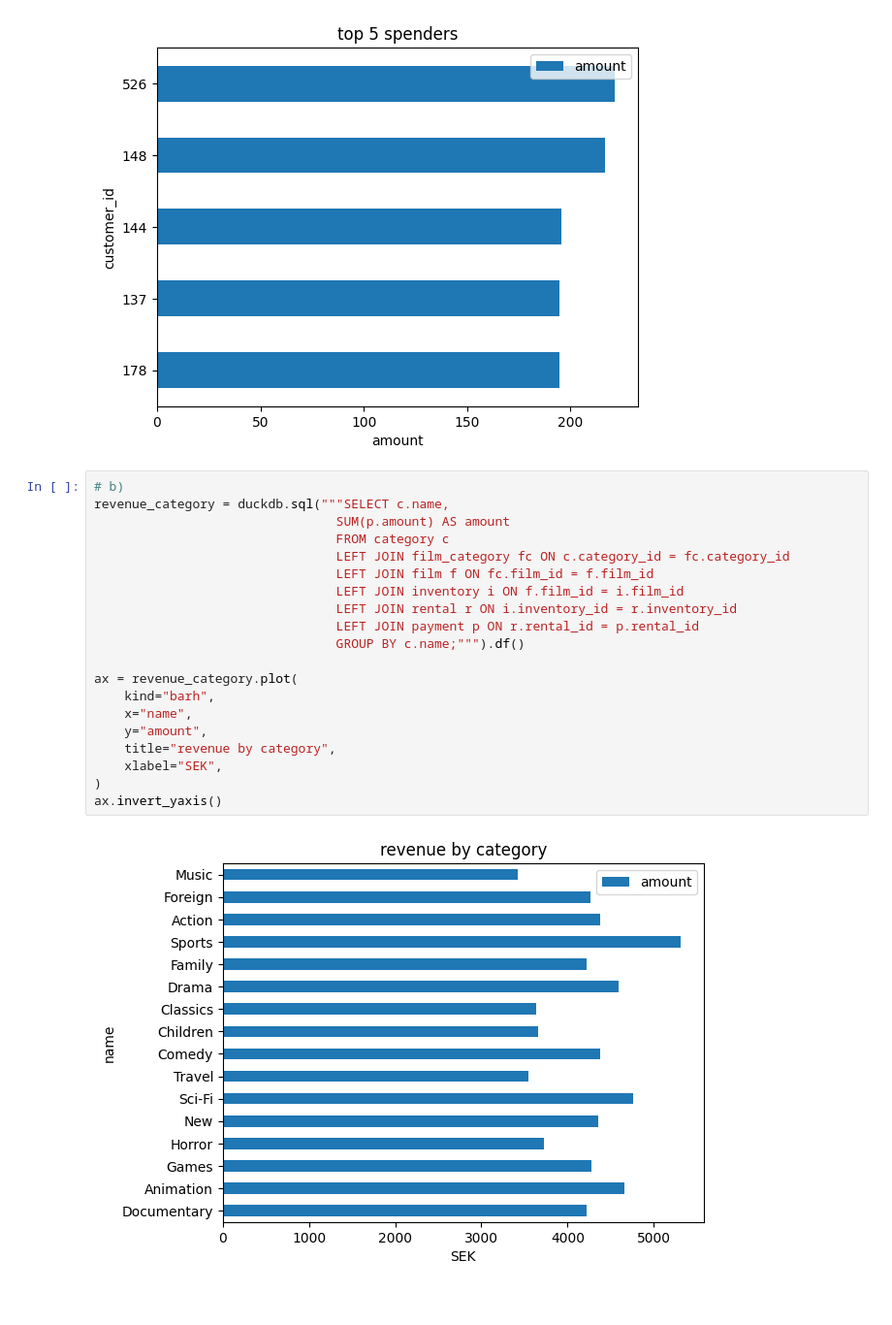
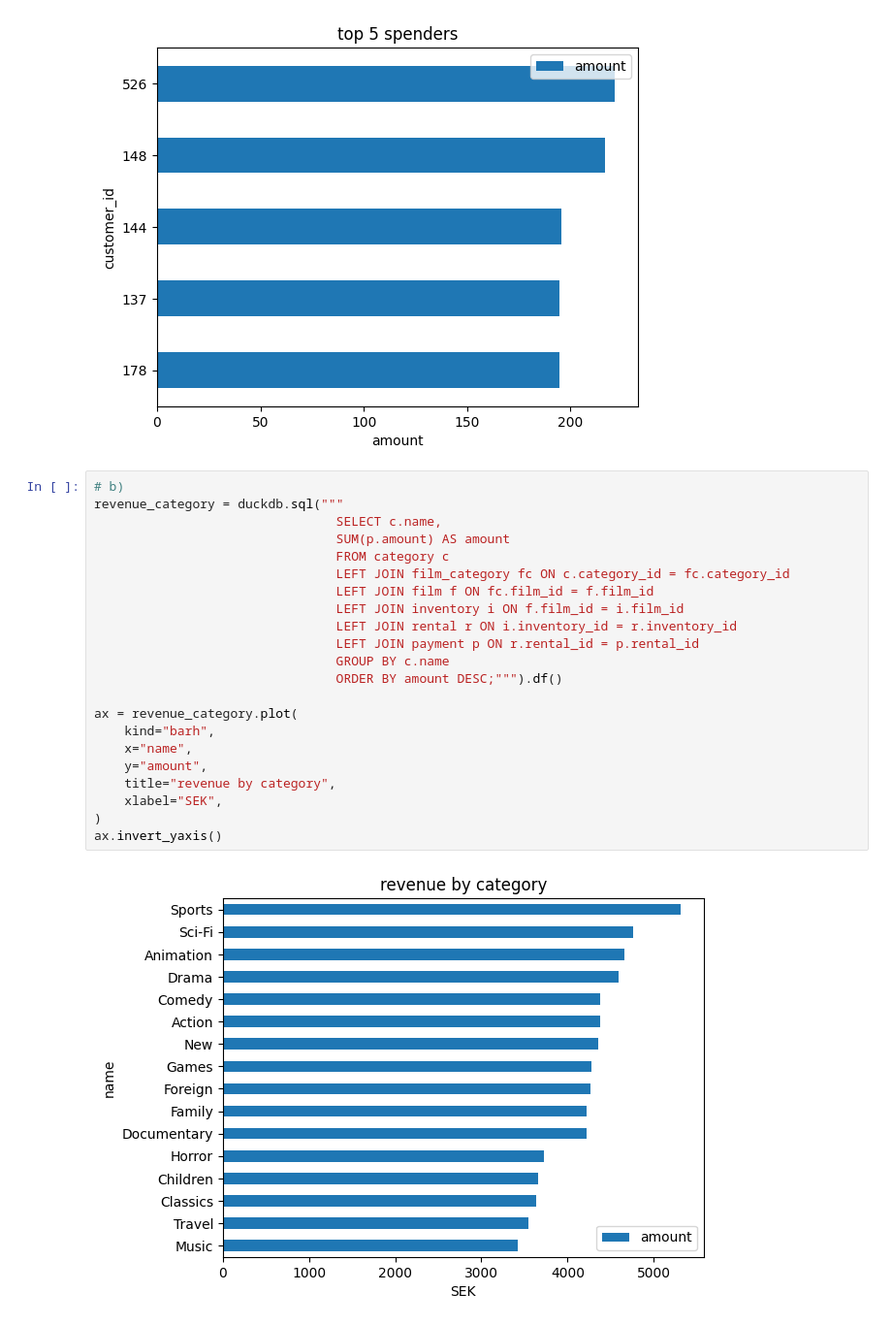
Before and after one commit to karlrydberg-stack/lab_sql_karl_rydberg_de25, a Jupyter notebook: test_sakila.ipynb, the cells around one changed output. Shown: that part at 97% size. Drawn from its saved outputs; the diff is of its cells as text.

```diff
--- a/test_sakila.ipynb
+++ b/test_sakila.ipynb
@@ -185,23 +175,25 @@ ax.invert_yaxis()
 [figure]
 # %%
 # b)
-revenue_category = duckdb.sql("""SELECT c.name,
+revenue_category = duckdb.sql("""
+                                SELECT c.name,
                                 SUM(p.amount) AS amount
                                 FROM category c
                                 LEFT JOIN film_category fc ON c.category_id = fc.category_id
                                 LEFT JOIN film f ON fc.film_id = f.film_id
                                 LEFT JOIN inventory i ON f.film_id = i.film_id
                                 LEFT JOIN rental r ON i.inventory_id = r.inventory_id
                                 LEFT JOIN payment p ON r.rental_id = p.rental_id
-                                GROUP BY c.name;""").df()
+                                GROUP BY c.name
+                                ORDER BY amount DESC;""").df()
 
 ax = revenue_category.plot(
     kind="barh",
     x="name",
     y="amount",
     title="revenue by category",
     xlabel="SEK",
 )
 ax.invert_yaxis()
 # %% [output]
-[figure, old version]
+[figure, new version]
```
Also changed, not shown: parts of 3 cells of this notebook, 2 other files.
